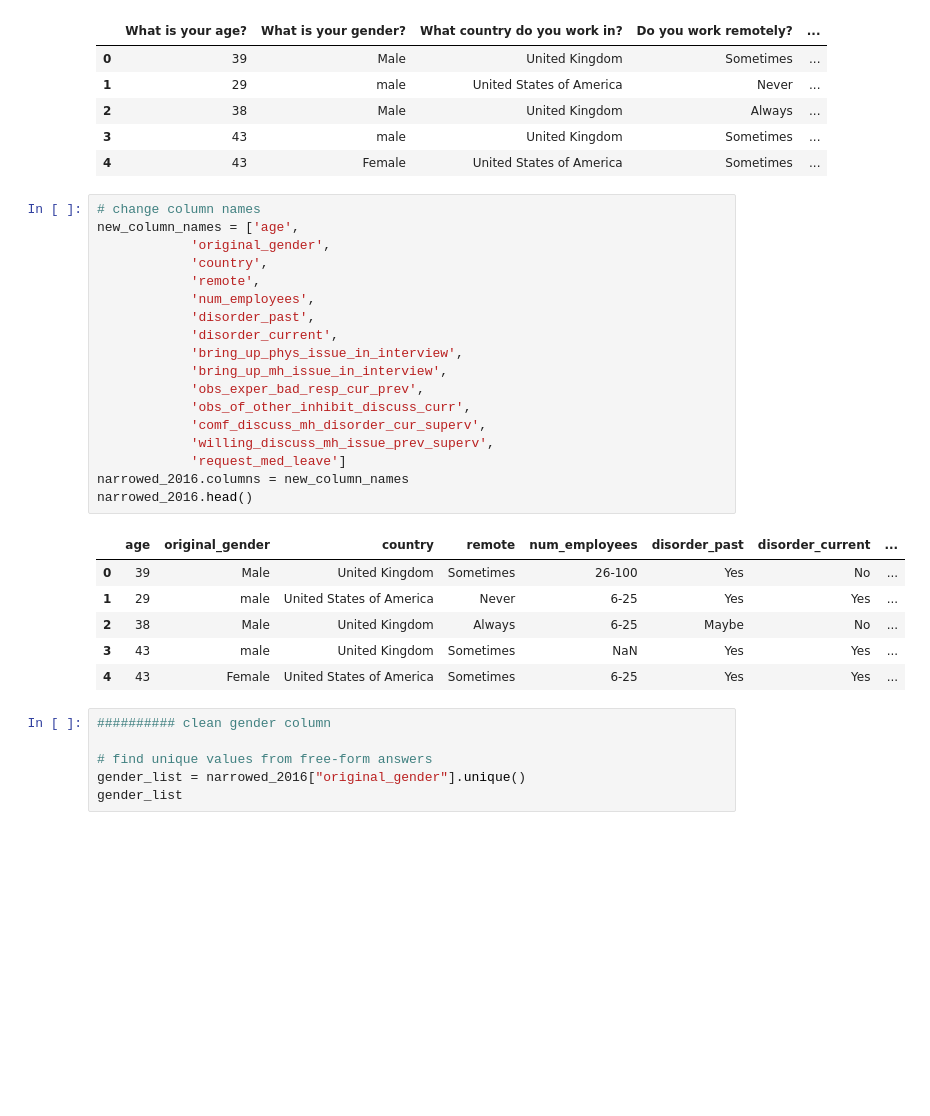
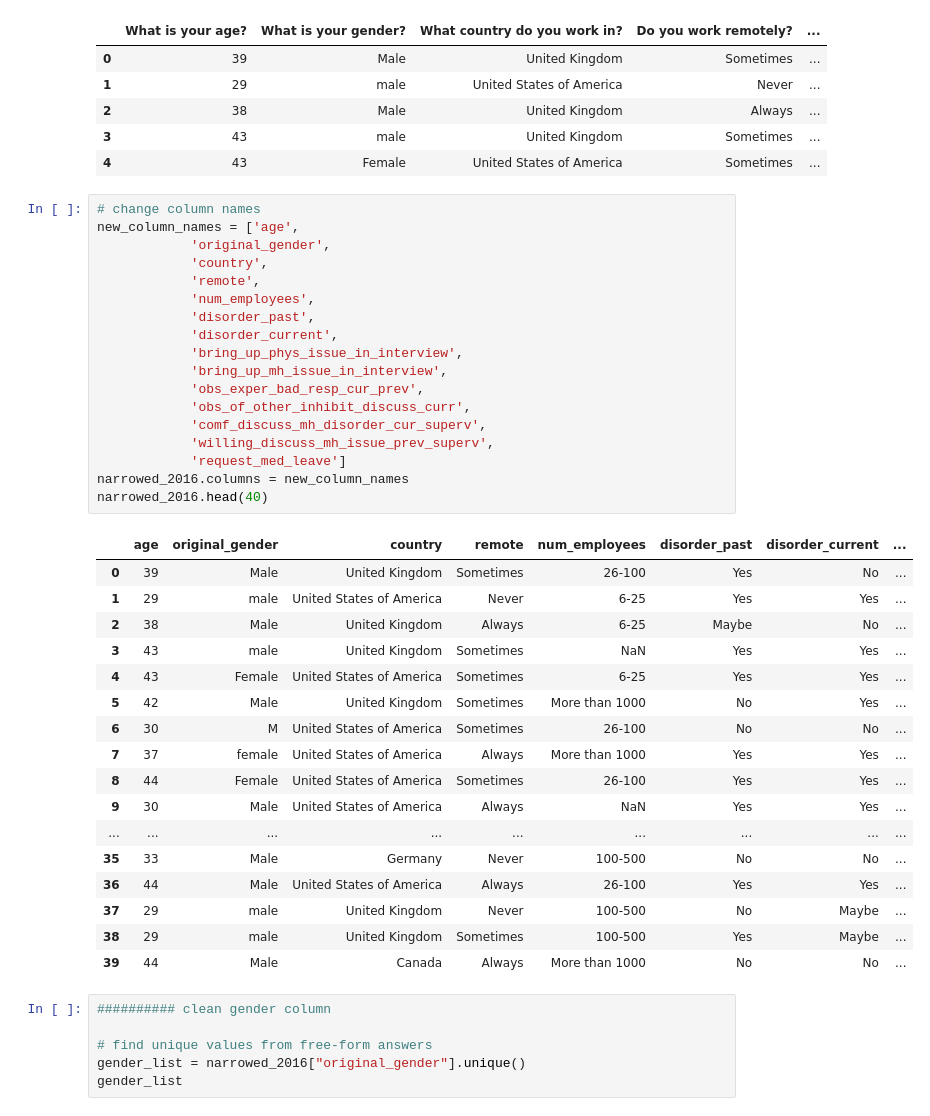
Before and after one commit to SecondHandSushi/Project-1-Mental-Tech, a Jupyter notebook: Project-1.ipynb, the cells around one changed output. Cells and saved outputs as stored; diff of their text form; blank space fills up the shorter version.

```diff
--- a/Project-1.ipynb
+++ b/Project-1.ipynb
@@ -52,28 +52,39 @@ narrowed_2016.head()
 # %%
 # change column names
 new_column_names = ['age',
             'original_gender',
             'country',
             'remote',
             'num_employees',
             'disorder_past',
             'disorder_current',
             'bring_up_phys_issue_in_interview',
             'bring_up_mh_issue_in_interview',
             'obs_exper_bad_resp_cur_prev',
             'obs_of_other_inhibit_discuss_curr',
             'comf_discuss_mh_disorder_cur_superv',
             'willing_discuss_mh_issue_prev_superv',
             'request_med_leave']
 narrowed_2016.columns = new_column_names
-narrowed_2016.head()
+narrowed_2016.head(40)
 # %% [output]
 |  | age | original_gender | country | remote | num_employees | disorder_past | disorder_current | ... |
 | 0 | 39 | Male | United Kingdom | Sometimes | 26-100 | Yes | No | ... |
 | 1 | 29 | male | United States of America | Never | 6-25 | Yes | Yes | ... |
 | 2 | 38 | Male | United Kingdom | Always | 6-25 | Maybe | No | ... |
 | 3 | 43 | male | United Kingdom | Sometimes | NaN | Yes | Yes | ... |
 | 4 | 43 | Female | United States of America | Sometimes | 6-25 | Yes | Yes | ... |
+| 5 | 42 | Male | United Kingdom | Sometimes | More than 1000 | No | Yes | ... |
+| 6 | 30 | M | United States of America | Sometimes | 26-100 | No | No | ... |
+| 7 | 37 | female | United States of America | Always | More than 1000 | Yes | Yes | ... |
+| 8 | 44 | Female | United States of America | Sometimes | 26-100 | Yes | Yes | ... |
+| 9 | 30 | Male | United States of America | Always | NaN | Yes | Yes | ... |
+| ... | ... | ... | ... | ... | ... | ... | ... | ... |
+| 35 | 33 | Male | Germany | Never | 100-500 | No | No | ... |
+| 36 | 44 | Male | United States of America | Always | 26-100 | Yes | Yes | ... |
+| 37 | 29 | male | United Kingdom | Never | 100-500 | No | Maybe | ... |
+| 38 | 29 | male | United Kingdom | Sometimes | 100-500 | Yes | Maybe | ... |
+| 39 | 44 | Male | Canada | Always | More than 1000 | No | No | ... |
 # %%
 ########## clean gender column
 
```
Also changed, not shown: parts of 20 cells of this notebook, 1 other file.
